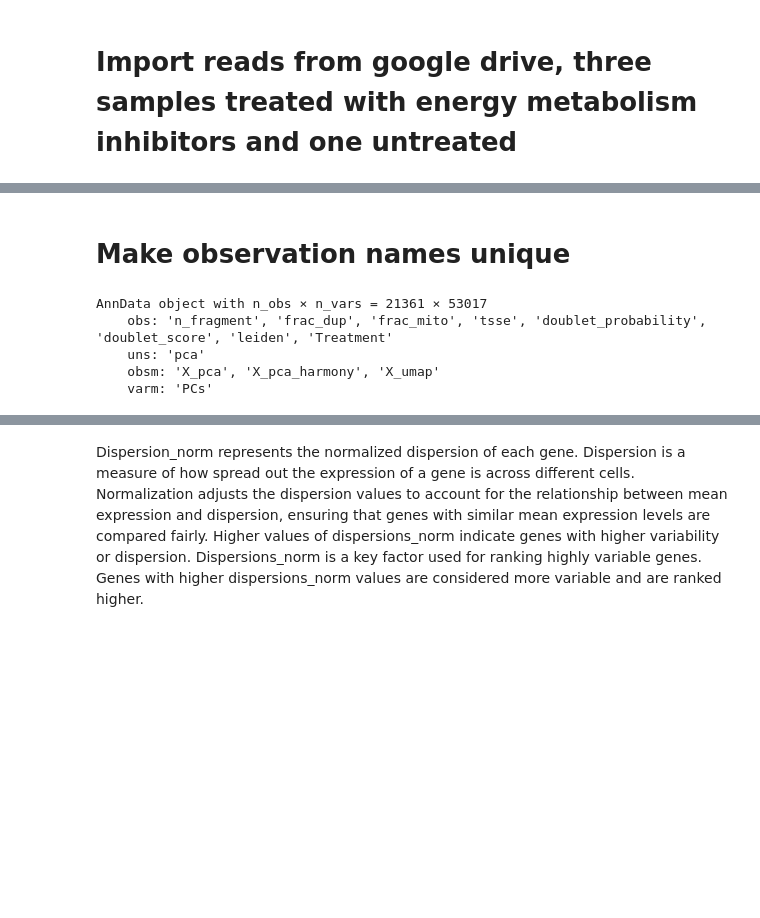
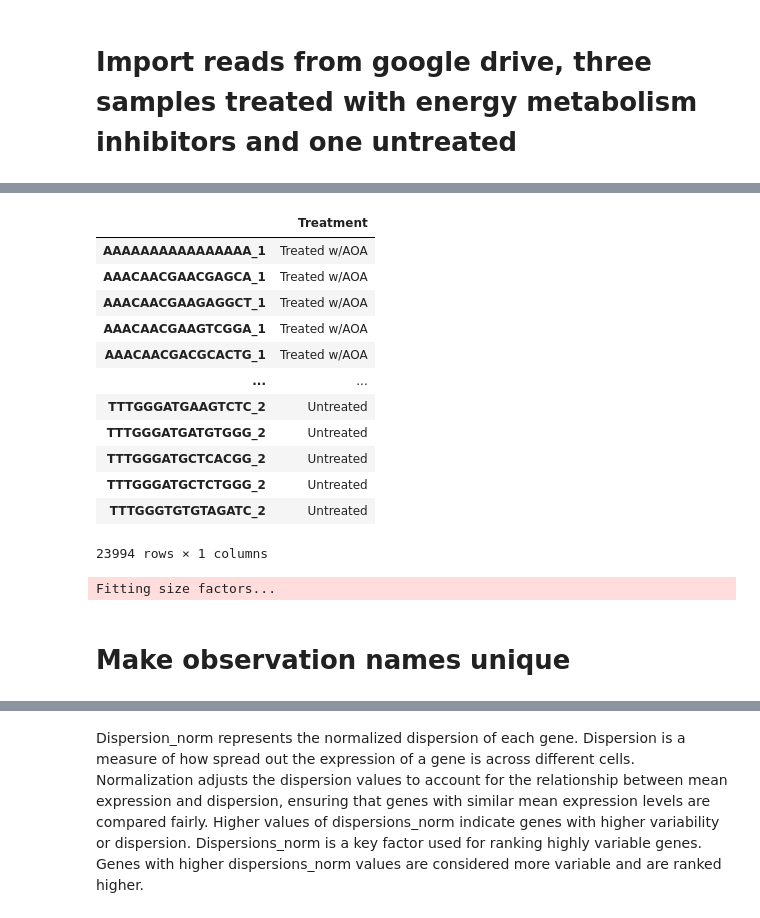
Before and after one commit to Droslj/scATAC-seq-complete-, a Jupyter notebook: scATAC_seq_(1)_DA_PyDESeq2.ipynb, the cells around one changed output, grey strips where cells are left out. Saved outputs shown, nothing was run; the diff lists cells and outputs as text; code cells hidden in the pictures; blank space fills up the shorter version.

```diff
--- a/scATAC_seq_(1)_DA_PyDESeq2.ipynb
+++ b/scATAC_seq_(1)_DA_PyDESeq2.ipynb
@@ -128,0 +237,7 @@ adata_concat = sc.read_h5ad('/content/drive/MyDrive/Colab Notebooks/MTXmerged_PC
+# %%
+#Add metadata information
+metadata_df_1 = pd.DataFrame(index=count_df_1.index)
+metadata_df_1['Treatment'] = ['Treated w/AOA'] * len(gene_matrix_1.obs_names)
+
+metadata_df_2 = pd.DataFrame(index=count_df_2.index)
+metadata_df_2['Treatment'] = ['Untreated'] * len(gene_matrix_2.obs_names)
@@ -128,0 +264,16 @@ adata_concat = sc.read_h5ad('/content/drive/MyDrive/Colab Notebooks/MTXmerged_PC
+# %%
+metadata_df
+# %% [output]
+|  | Treatment |
+| AAAAAAAAAAAAAAAA_1 | Treated w/AOA |
+| AAACAACGAACGAGCA_1 | Treated w/AOA |
+| AAACAACGAAGAGGCT_1 | Treated w/AOA |
+| AAACAACGAAGTCGGA_1 | Treated w/AOA |
+| AAACAACGACGCACTG_1 | Treated w/AOA |
+| ... | ... |
+| TTTGGGATGAAGTCTC_2 | Untreated |
+| TTTGGGATGATGTGGG_2 | Untreated |
+| TTTGGGATGCTCACGG_2 | Untreated |
+| TTTGGGATGCTCTGGG_2 | Untreated |
+| TTTGGGTGTGTAGATC_2 | Untreated |
+23994 rows × 1 columns
@@ -129,11 +291,9 @@ adata_concat = sc.read_h5ad('/content/drive/MyDrive/Colab Notebooks/MTXmerged_PC
+# %%
+# Perform differential accessibility analysis
+dds.deseq2()
+dds.get_results()
+# %% [output]
+Fitting size factors...
 # %% [markdown]
 # Make observation names unique
-# %%
-adata_concat
-# %% [output]
-AnnData object with n_obs × n_vars = 21361 × 53017
-    obs: 'n_fragment', 'frac_dup', 'frac_mito', 'tsse', 'doublet_probability', 'doublet_score', 'leiden', 'Treatment'
-    uns: 'pca'
-    obsm: 'X_pca', 'X_pca_harmony', 'X_umap'
-    varm: 'PCs'
 # %%
```
Also changed, not shown: parts of 52 cells of this notebook.
